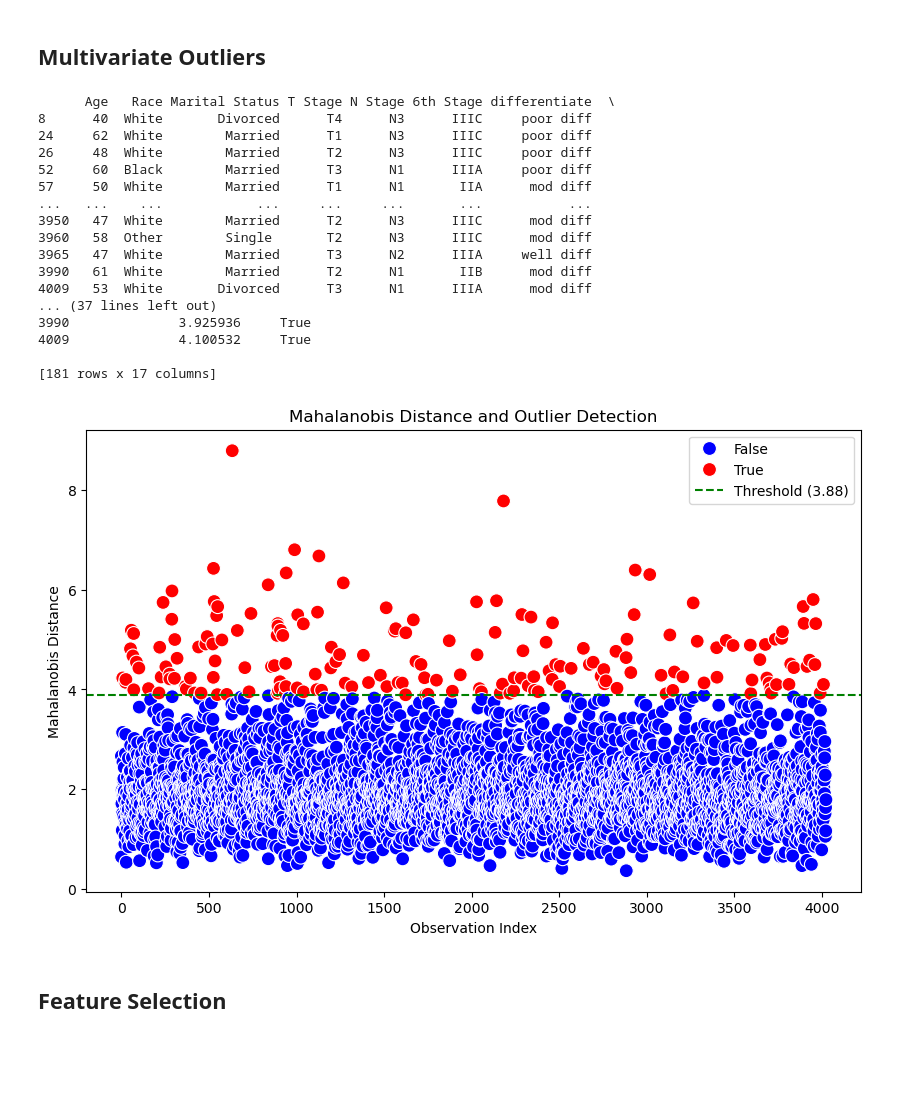
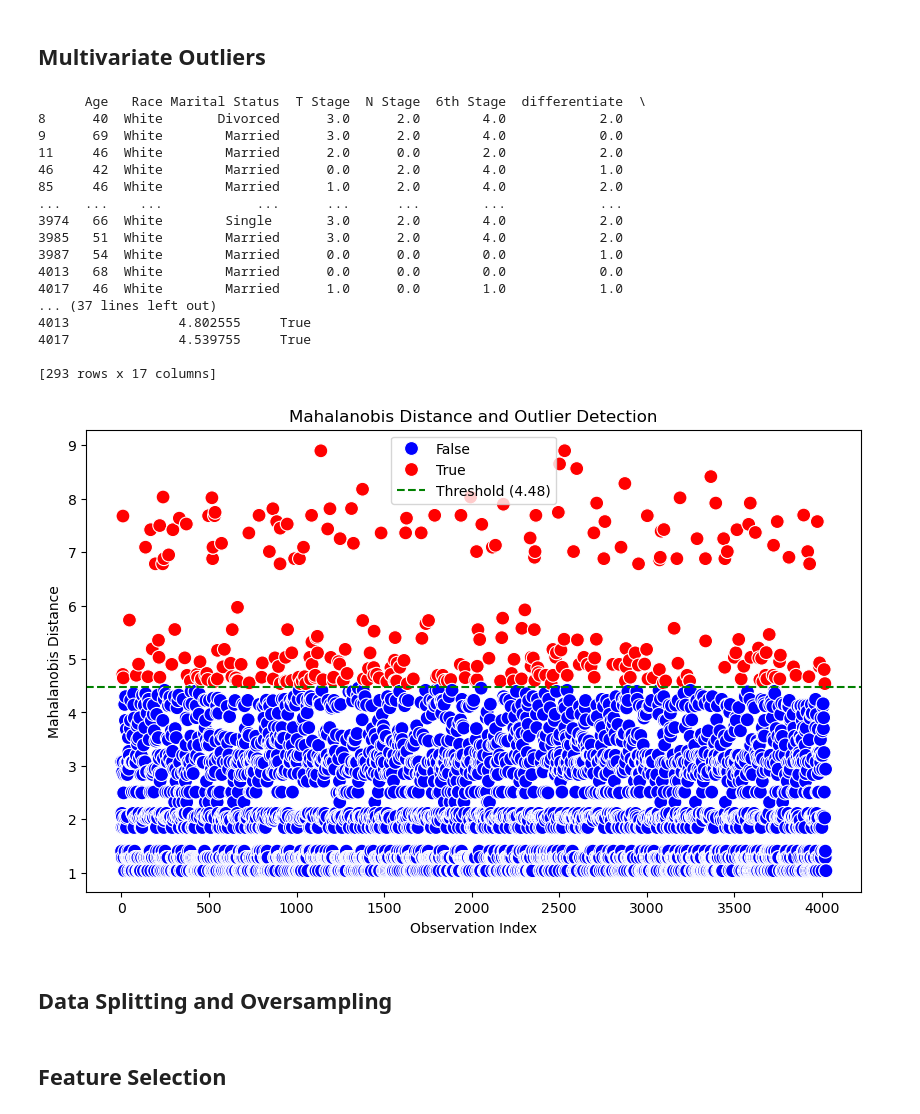
Before and after one commit to marcforto14/breast_cancer_survival, a Jupyter notebook: src/data_exploration/EDA.ipynb, the cells around one changed output. Cells and saved outputs as stored; diff of their text form; code cells hidden in the pictures; blank space fills up the shorter version.

```diff
--- a/src/data_exploration/EDA.ipynb
+++ b/src/data_exploration/EDA.ipynb
@@ -303,6 +304,24 @@ bivariate_categorical(df_breast_cancer)
 [figure]
 # %% [markdown]
 ## Multivariate Outliers
+# %%
+categories = [
+    ['T1', 'T2', 'T3', 'T4'],  # T Stage order
+    ['N1', 'N2', 'N3'],        # N Stage order
+    ['IIA', 'IIB', 'IIIA', 'IIIB', 'IIIC'],  # 6th Stage order
+    ['well diff', 'mod diff', 'poor diff', 'undiff'],  # Differentiate order
+    ['Negative', 'Positive'], # Estrogen Status
+    ['Negative', 'Positive'], # Progesterone Status
+    ['Regional', 'Distant'], # A Stage
+    ['Dead', 'Alive'] # Status order
+]
+
+encoder = OrdinalEncoder(categories=categories)
+
+df_breast_cancer[['T Stage', 'N Stage', '6th Stage', 'differentiate', 'Estrogen Status', 'Progesterone Status', 'A Stage', 'Status']] = encoder.fit_transform(
+    df_breast_cancer[['T Stage', 'N Stage', '6th Stage', 'differentiate',
+                      'Estrogen Status', 'Progesterone Status', 'A Stage', 'Status']]
+)
 # %%
 def calculate_mahalanobis(df):
     # Compute the mean and covariance matrix
@@ -316,49 +335,53 @@ def calculate_mahalanobis(df):
 
 def detect_multivariate_outliers(df, threshold):
     # Compute Mahalanobis distance
     distances = calculate_mahalanobis(df)
-    # Identify outliers
     outliers = distances > threshold
 
     return distances, outliers
 
-df_num = df_breast_cancer[['Age', 'Tumor Size', 'Regional Node Examined',
-                      'Regional Node Positive', 'Survival Months']]
+df_num = df_breast_cancer[['T Stage', 'N Stage', '6th Stage', 'differentiate', 'Estrogen Status', 'Progesterone Status', 'A Stage', 'Status']]
 alpha=0.01
 threshold = np.sqrt(chi2.ppf((1 - alpha), df_num.shape[1]))
 
 distances, outliers = detect_multivariate_outliers(df_num, threshold)
 
 df_breast_cancer['Mahalanobis_Distance'] = distances
 df_breast_cancer['Outlier'] = outliers
 
 print(df_breast_cancer[df_breast_cancer['Outlier'] == True])
 
 # Plot the Mahalanobis distances
 plt.figure(figsize=(10, 6))
 sns.scatterplot(x=df_breast_cancer.index, y='Mahalanobis_Distance', hue='Outlier', palette={True: 'red', False: 'blue'}, data=df_breast_cancer, s=100)
 plt.axhline(y=threshold, color='green', linestyle='--', label=f'Threshold ({threshold:.2f})')
 plt.title('Mahalanobis Distance and Outlier Detection')
 plt.xlabel('Observation Index')
 plt.ylabel('Mahalanobis Distance')
 plt.legend()
+plot_path = os.path.join(os.pardir, 'plots', 'multout.png')
+plt.savefig(plot_path, dpi=300, bbox_inches='tight')
 plt.show()
+
+df_breast_cancer = df_breast_cancer.drop(columns=['Mahalanobis_Distance', 'Outlier'])
 # %% [output]
-      Age   Race Marital Status T Stage N Stage 6th Stage differentiate  \
-8      40  White       Divorced      T4      N3      IIIC     poor diff
-24     62  White        Married      T1      N3      IIIC     poor diff
-26     48  White        Married      T2      N3      IIIC     poor diff
-52     60  Black        Married      T3      N1      IIIA     poor diff
-57     50  White        Married      T1      N1       IIA      mod diff
-...   ...    ...            ...     ...     ...       ...           ...
-3950   47  White        Married      T2      N3      IIIC      mod diff
-3960   58  Other        Single       T2      N3      IIIC      mod diff
-3965   47  White        Married      T3      N2      IIIA     well diff
-3990   61  White        Married      T2      N1       IIB      mod diff
-4009   53  White       Divorced      T3      N1      IIIA      mod diff
+      Age   Race Marital Status  T Stage  N Stage  6th Stage  differentiate  \
+8      40  White       Divorced      3.0      2.0        4.0            2.0
+9      69  White        Married      3.0      2.0        4.0            0.0
+11     46  White        Married      2.0      0.0        2.0            2.0
+46     42  White        Married      0.0      2.0        4.0            1.0
+85     46  White        Married      1.0      2.0        4.0            2.0
+...   ...    ...            ...      ...      ...        ...            ...
+3974   66  White        Single       3.0      2.0        4.0            2.0
+3985   51  White        Married      3.0      2.0        4.0            2.0
+3987   54  White        Married      0.0      0.0        0.0            1.0
+4013   68  White        Married      0.0      0.0        0.0            0.0
+4017   46  White        Married      1.0      0.0        1.0            1.0
 ... (37 lines left out)
-3990              3.925936     True
-4009              4.100532     True
+4013              4.802555     True
+4017              4.539755     True
 
-[181 rows x 17 columns]
+[293 rows x 17 columns]
-[figure, old version]
+[figure, new version]
+# %% [markdown]
+## Data Splitting and Oversampling
```
Also changed, not shown: parts of 11 cells of this notebook, 5 other files.
